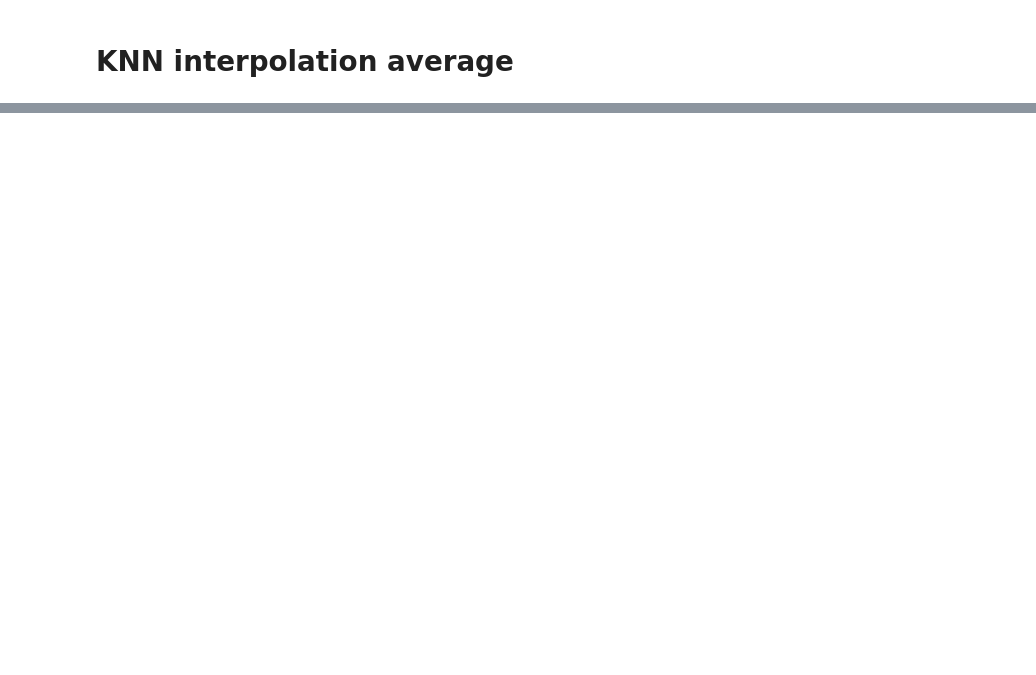
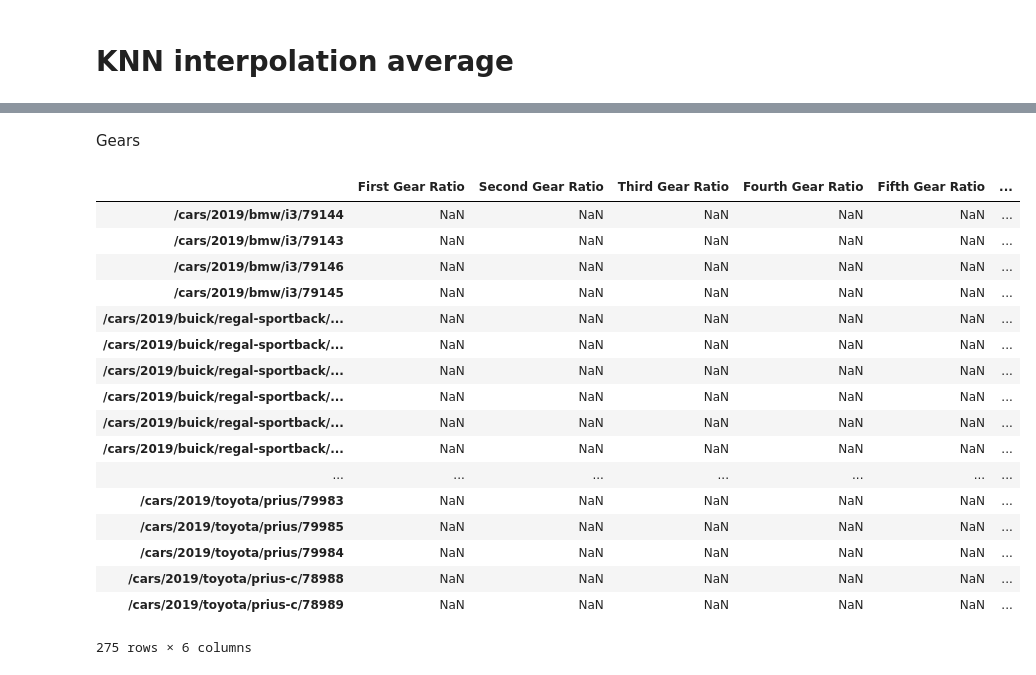
Before and after one commit to oqusous/car_recommendation_, a Jupyter notebook: 01_data_KNN_reg_cla.ipynb, the cells around one changed output, grey strips where cells are left out. Saved outputs shown, nothing was run; the diff lists cells and outputs as text; code cells hidden in the pictures; blank space fills up the shorter version.

```diff
--- a/01_data_KNN_reg_cla.ipynb
+++ b/01_data_KNN_reg_cla.ipynb
@@ -210,0 +385,9 @@ array([[4],
+# %%
+df_reg.loc['/cars/2019/cadillac/ct6/77854', 'Horsepower'] = 335
+df_reg.loc['/cars/2019/cadillac/ct6/77854', 'Torque'] = 284
+# %%
+df_reg.loc['/cars/2019/cadillac/ct6/77856', 'Horsepower'] = 404
+df_reg.loc['/cars/2019/cadillac/ct6/77856', 'Torque'] = 400
+# %%
+df_reg.loc['/cars/2019/cadillac/ct6/77857', 'Horsepower'] = 335
+df_reg.loc['/cars/2019/cadillac/ct6/77857', 'Torque'] = 284
@@ -210,0 +462,2 @@ array([[4],
+# %%
+df_reg.drop(['Length', 'Front track', 'Rear track'],1, inplace=True)
@@ -210,0 +589,2 @@ array([[4],
+# %% [markdown]
+Gears
@@ -210,0 +614,22 @@ array([[4],
+# %%
+df_reg[(df_reg['First Gear Ratio'].isna())][['First Gear Ratio', 'Second Gear Ratio',
+                                   'Third Gear Ratio', 'Fourth Gear Ratio','Fifth Gear Ratio', 'Sixth Gear Ratio']]
+# %% [output]
+|  | First Gear Ratio | Second Gear Ratio | Third Gear Ratio | Fourth Gear Ratio | Fifth Gear Ratio | ... |
+| /cars/2019/bmw/i3/79144 | NaN | NaN | NaN | NaN | NaN | ... |
+| /cars/2019/bmw/i3/79143 | NaN | NaN | NaN | NaN | NaN | ... |
+| /cars/2019/bmw/i3/79146 | NaN | NaN | NaN | NaN | NaN | ... |
+| /cars/2019/bmw/i3/79145 | NaN | NaN | NaN | NaN | NaN | ... |
+| /cars/2019/buick/regal-sportback/... | NaN | NaN | NaN | NaN | NaN | ... |
+| /cars/2019/buick/regal-sportback/... | NaN | NaN | NaN | NaN | NaN | ... |
+| /cars/2019/buick/regal-sportback/... | NaN | NaN | NaN | NaN | NaN | ... |
+| /cars/2019/buick/regal-sportback/... | NaN | NaN | NaN | NaN | NaN | ... |
+| /cars/2019/buick/regal-sportback/... | NaN | NaN | NaN | NaN | NaN | ... |
+| /cars/2019/buick/regal-sportback/... | NaN | NaN | NaN | NaN | NaN | ... |
+| ... | ... | ... | ... | ... | ... | ... |
+| /cars/2019/toyota/prius/79983 | NaN | NaN | NaN | NaN | NaN | ... |
+| /cars/2019/toyota/prius/79985 | NaN | NaN | NaN | NaN | NaN | ... |
+| /cars/2019/toyota/prius/79984 | NaN | NaN | NaN | NaN | NaN | ... |
+| /cars/2019/toyota/prius-c/78988 | NaN | NaN | NaN | NaN | NaN | ... |
+| /cars/2019/toyota/prius-c/78989 | NaN | NaN | NaN | NaN | NaN | ... |
+275 rows × 6 columns
```
Also changed, not shown: parts of 190 cells of this notebook, 1 other file.
